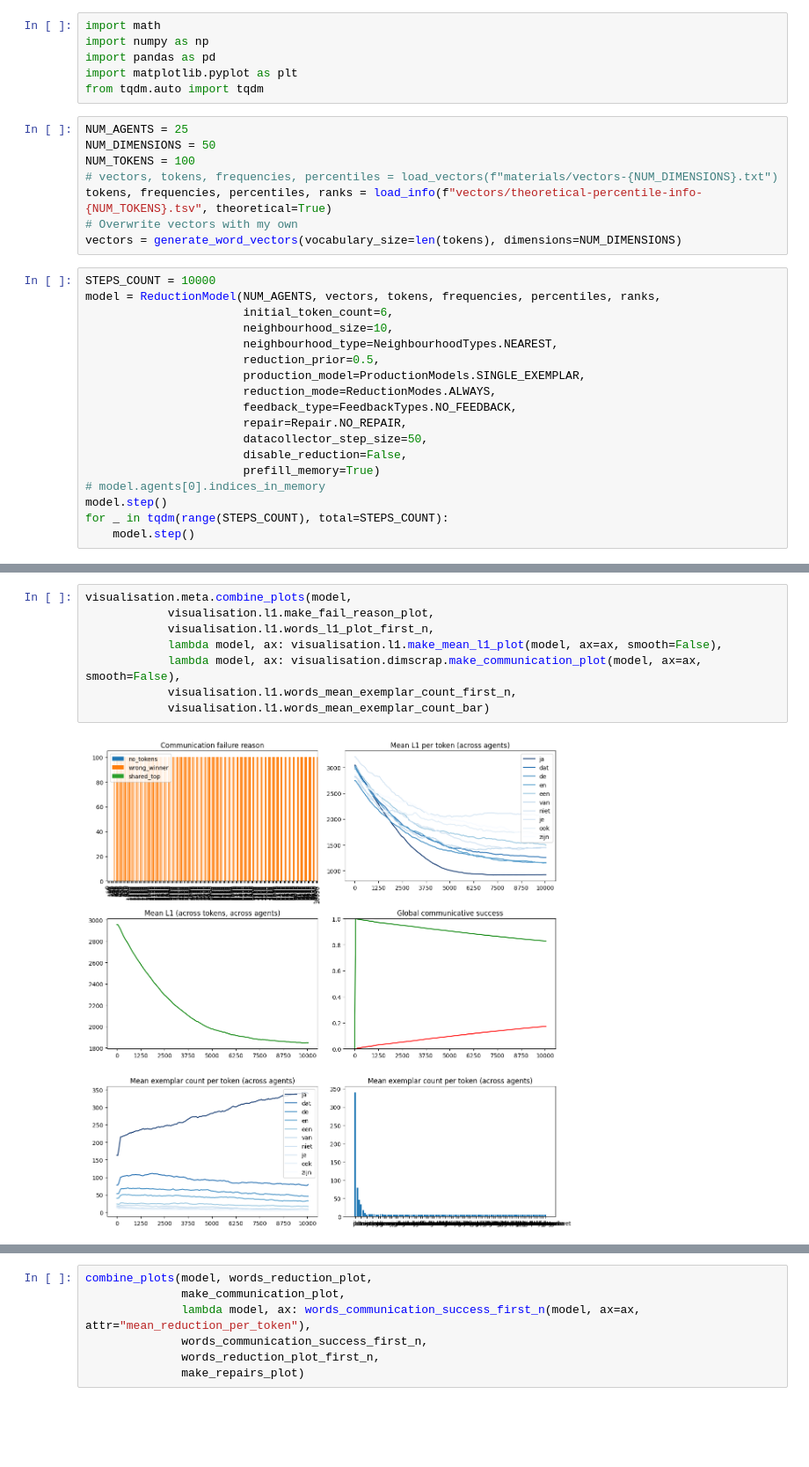
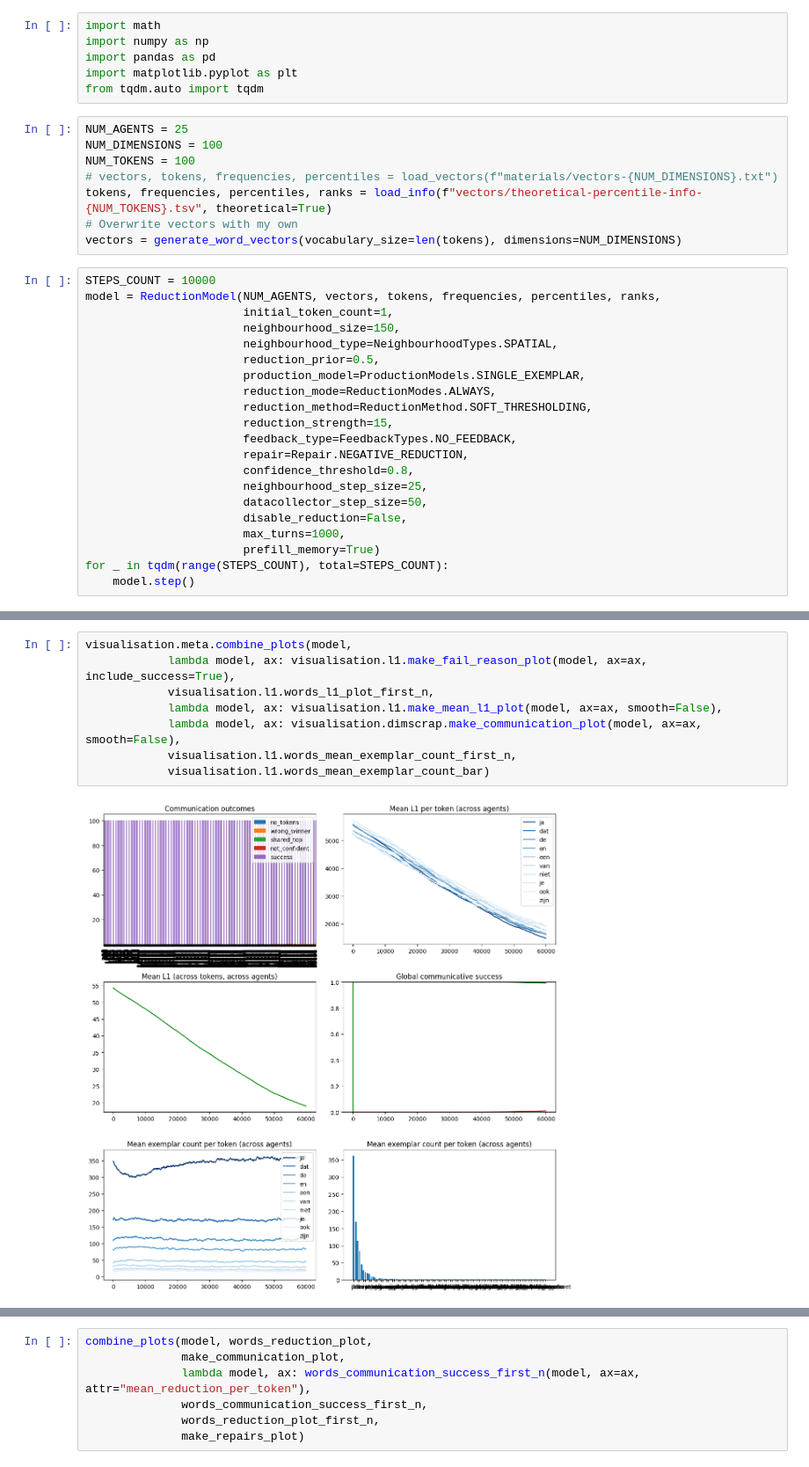
Before and after one commit to AntheSevenants/fwo-frequency-reduction, a Jupyter notebook: interactive.ipynb, the cells around one changed output, grey strips where cells are left out. Shown at 88% size. Saved outputs shown, nothing was run; the diff lists cells and outputs as text; blank space fills up the shorter version.

```diff
--- a/interactive.ipynb
+++ b/interactive.ipynb
@@ -26,7 +26,7 @@ import matplotlib.pyplot as plt
 from tqdm.auto import tqdm
 # %%
 NUM_AGENTS = 25
-NUM_DIMENSIONS = 50
+NUM_DIMENSIONS = 100
 NUM_TOKENS = 100
 # vectors, tokens, frequencies, percentiles = load_vectors(f"materials/vectors-{NUM_DIMENSIONS}.txt")
 tokens, frequencies, percentiles, ranks = load_info(f"vectors/theoretical-percentile-info-{NUM_TOKENS}.tsv", theoretical=True)
@@ -35,18 +35,21 @@ vectors = generate_word_vectors(vocabulary_size=len(tokens), dimensions=NUM_DIME
 # %%
 STEPS_COUNT = 10000
 model = ReductionModel(NUM_AGENTS, vectors, tokens, frequencies, percentiles, ranks,
-                       initial_token_count=6,
-                       neighbourhood_size=10,
-                       neighbourhood_type=NeighbourhoodTypes.NEAREST,
+                       initial_token_count=1,
+                       neighbourhood_size=150,
+                       neighbourhood_type=NeighbourhoodTypes.SPATIAL,
                        reduction_prior=0.5,
                        production_model=ProductionModels.SINGLE_EXEMPLAR,
                        reduction_mode=ReductionModes.ALWAYS,
+                       reduction_method=ReductionMethod.SOFT_THRESHOLDING,
+                       reduction_strength=15,
                        feedback_type=FeedbackTypes.NO_FEEDBACK,
-                       repair=Repair.NO_REPAIR,
+                       repair=Repair.NEGATIVE_REDUCTION,
+                       confidence_threshold=0.8,
+                       neighbourhood_step_size=25,
                        datacollector_step_size=50,
                        disable_reduction=False,
+                       max_turns=1000,
                        prefill_memory=True)
-# model.agents[0].indices_in_memory
-model.step()
 for _ in tqdm(range(STEPS_COUNT), total=STEPS_COUNT):
     model.step()
@@ -66,13 +67,13 @@ visualisation.meta.combine_plots(model,
 # %%
 visualisation.meta.combine_plots(model,
-            visualisation.l1.make_fail_reason_plot,
+            lambda model, ax: visualisation.l1.make_fail_reason_plot(model, ax=ax, include_success=True),
             visualisation.l1.words_l1_plot_first_n,
             lambda model, ax: visualisation.l1.make_mean_l1_plot(model, ax=ax, smooth=False),
             lambda model, ax: visualisation.dimscrap.make_communication_plot(model, ax=ax, smooth=False),
             visualisation.l1.words_mean_exemplar_count_first_n,
             visualisation.l1.words_mean_exemplar_count_bar)
 # %% [output]
-[figure, old version]
+[figure, new version]
 # %%
 visualisation.meta.make_layout_plot(model,
                                     visualisation.meta.make_confusion_plot,
```
Also changed, not shown: parts of 11 cells of this notebook.
